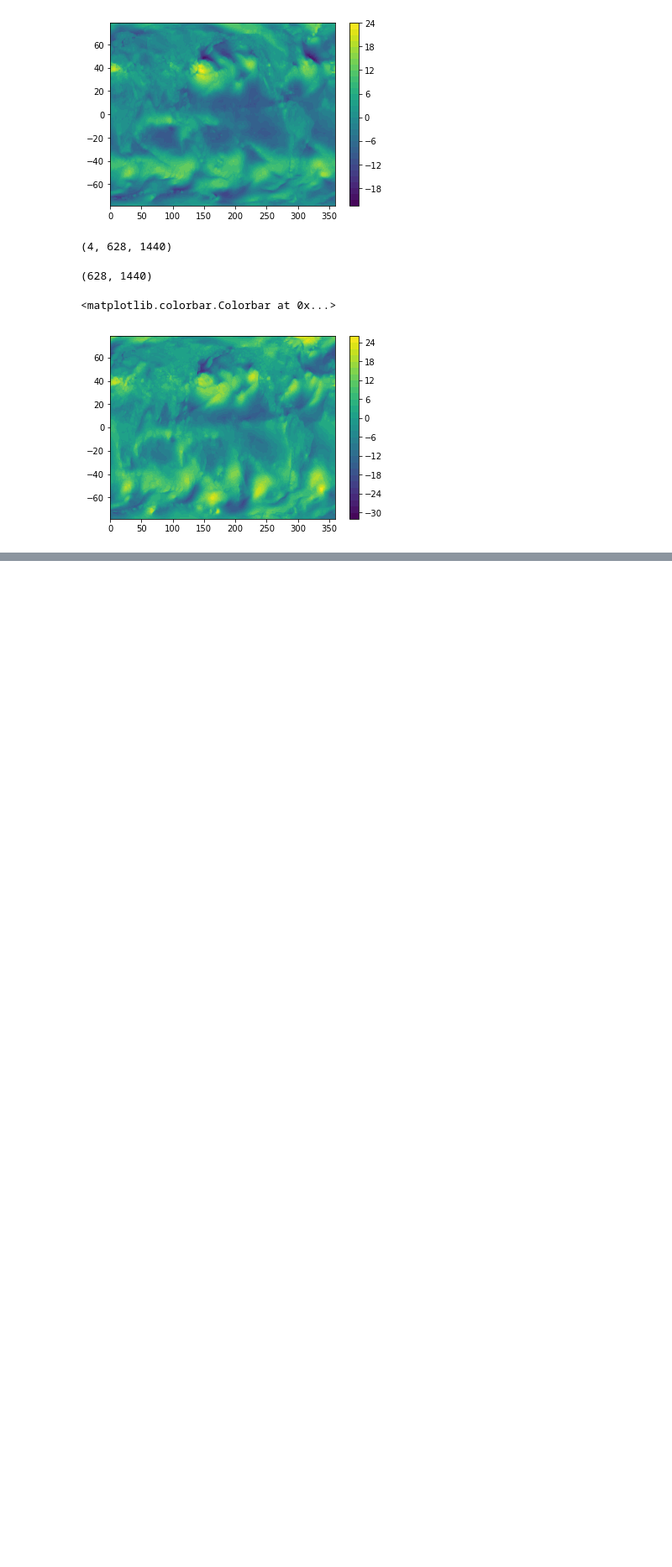
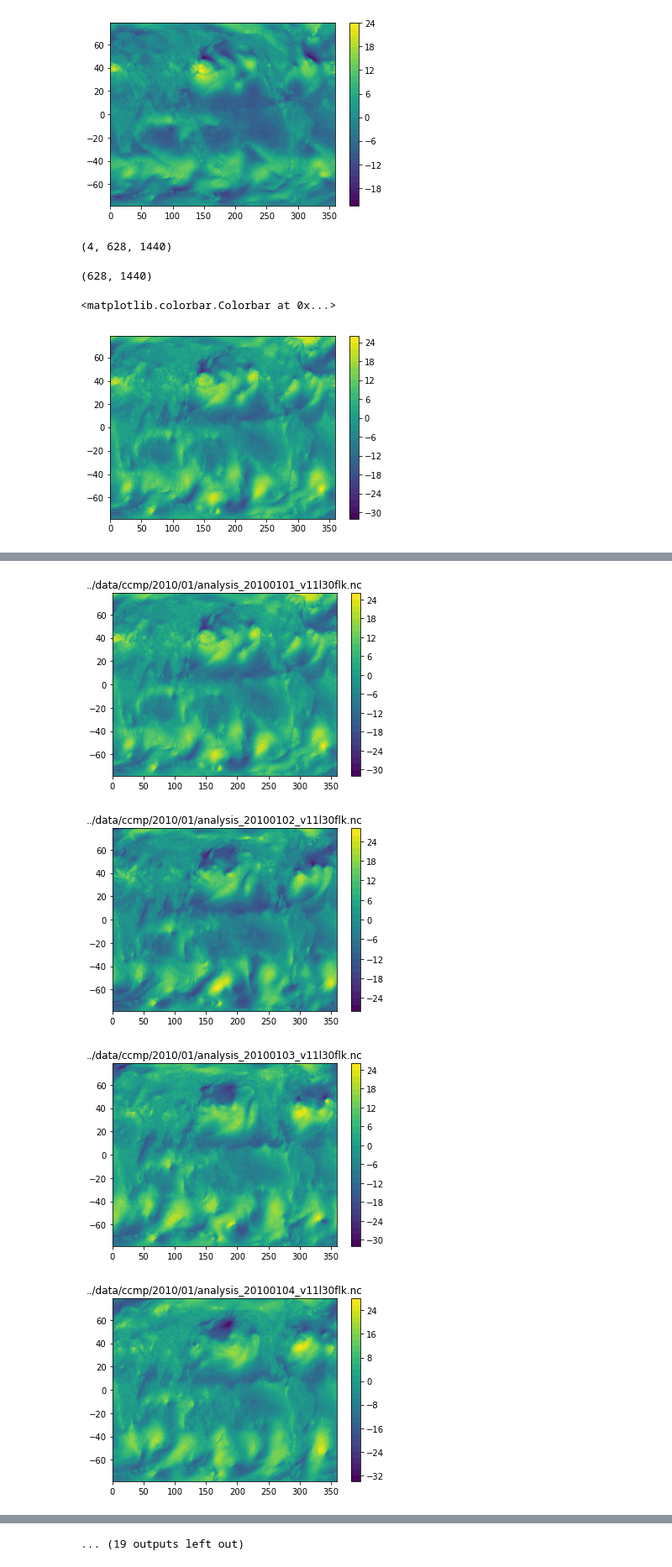
Before and after one commit to Rrogerwu/expansion_fans, a Jupyter notebook: src/Wind_data_ccmp.ipynb, the cells around one changed output, grey strips where cells are left out. Shown at 84% size. Drawn from its saved outputs; the diff is of its cells as text; code cells hidden in the pictures; blank space fills up the shorter version.

Commit message:
ccmp

```diff
--- a/src/Wind_data_ccmp.ipynb
+++ b/src/Wind_data_ccmp.ipynb
@@ -78,0 +84,20 @@ plt.colorbar()
+# %%
+paths = glob.glob('../data/ccmp/2010/01/*.nc')
+for f in paths:
+
+    nc = Dataset(f,'r')
+    uwnd = nc.variables['uwnd'][:]
+    vwnd = nc.variables['vwnd'][:]
+    lat = nc.variables['lat'][:]
+    lon = nc.variables['lon'][:]
+    U = (uwnd*2+vwnd*2)*1/2
+    U_mean = np.ma.mean(U,axis= 0)
+    plt.contourf(lon,lat,U_mean,30)
+    plt.title(f)
+    plt.colorbar()
+    plt.show()
+# %% [output]
+[figure, added]
+[figure, added]
+[figure, added]
+[figure, added]
@@ -78,0 +112 @@ plt.colorbar()
+... (19 outputs left out)
```
Also changed, not shown: parts of 4 cells of this notebook.
